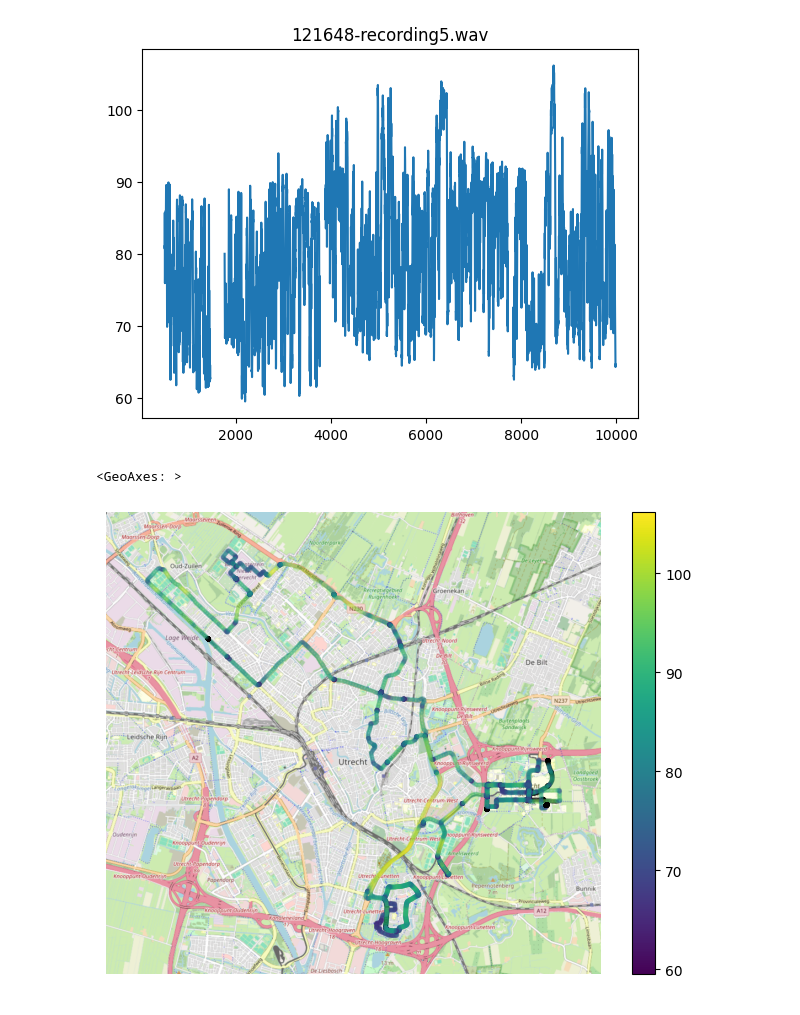
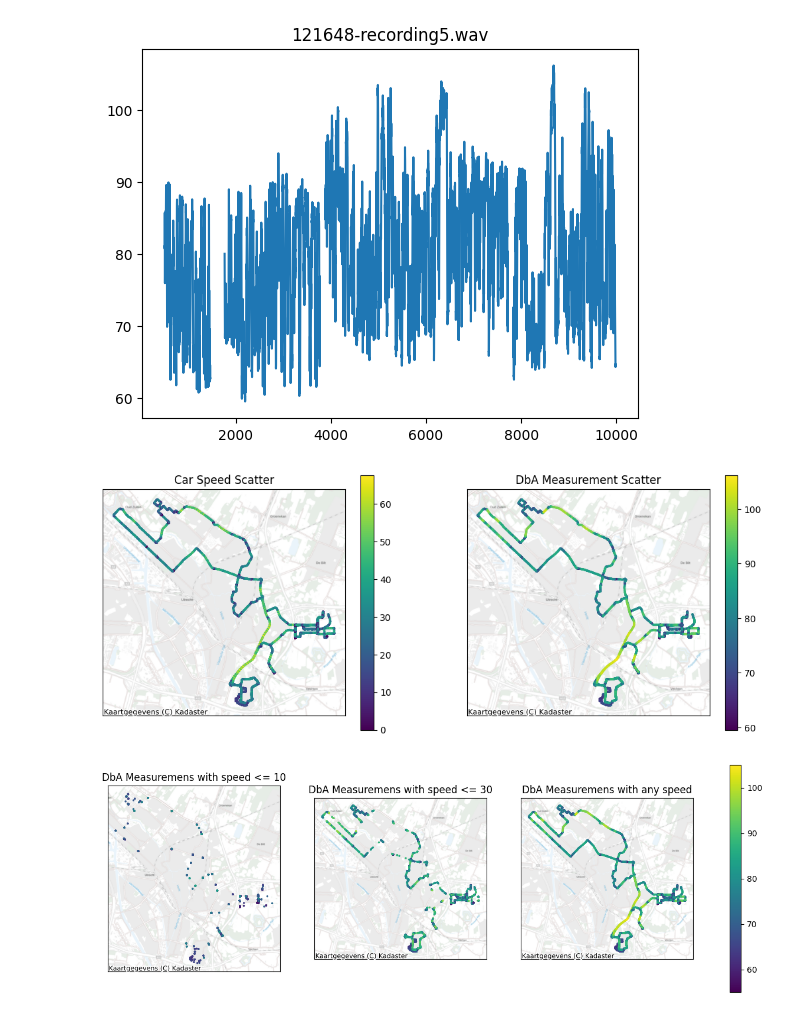
Before and after one commit to Floris-C/noise-thesis, a Jupyter notebook: datacollection/basic_vis.ipynb, the cells around one changed output. Cells and saved outputs as stored; diff of their text form; code cells hidden in the pictures.

Commit message:
Implemented speed adjustments in basic vis Added additional informative figures Updated to gpd+cx based plots for the most part

```diff
--- a/datacollection/basic_vis.ipynb
+++ b/datacollection/basic_vis.ipynb
@@ -113,6 +120,7 @@ for file, adj in soundfiles:
     # plt.show()
 
 gdf['DbA'] = full_db_array
+gdf_aud = gdf.dropna()
 
 plt.plot(full_db_array)
 plt.title(file)
@@ -124,9 +132,50 @@ plt.show()
 2024-05-08 9:11:00 3886
 2024-05-08 10:16:48 7834
 [figure]
-# %%
-ax = gplt.webmap(gdf, projection=gcrs.WebMercator())
-gplt.pointplot(gdf[:], hue='DbA', marker='.', alpha=0.1, ax=ax, legend=True)
-# %% [output]
-<GeoAxes: >
-[figure, removed]
+# %%
+# gdf = gdf.to_crs("EPSG:4326")
+fig, (ax1, ax2) = plt.subplots(1,2, figsize=(13,5))
+gdf_aud = gdf_aud.to_crs("EPSG:28992")
+
+gdf_aud.plot(column = 'speed', figsize=(6.5,5), legend=True, ax=ax1,
+              markersize=2)
+ax1.set_title('Car Speed Scatter')
+gdf_aud.plot(column = 'DbA', figsize=(6.5,5), legend=True, ax=ax2,
+             markersize=2)
+ax2.set_title('DbA Measurement Scatter')
+
+for ax in (ax1, ax2):
+    ax.set_xticks([]); ax.set_yticks([])
+    cx.add_basemap(ax, source=cx.providers.nlmaps.grijs, crs=gdf_aud.crs)
+
+# gdf_aud[['geometry', 'speed', 'DbA']].explore(column='DbA')
+# %% [output]
+[figure, added]
+# %%
+fig, (ax1, ax2, ax3) = plt.subplots(1,3, figsize=(16,5))
+
+cmap = mpl.colormaps['viridis']
+norm = mpl.colors.Normalize(vmin=55, vmax=105)
+
+gdf_aud[gdf_aud['speed'] <= 10].plot(column = 'DbA', ax=ax1,
+              markersize=2)
+ax1.set_title('DbA Measuremens with speed <= 10')
+
+gdf_aud[gdf_aud['speed'] <= 30].plot(column = 'DbA', ax=ax2,
+              markersize=2)
+ax2.set_title('DbA Measuremens with speed <= 30')
+
+gdf_aud[gdf_aud['speed'] < 100].plot(column = 'DbA', ax=ax3,
+              markersize=2)
+ax3.set_title('DbA Measuremens with any speed')
+
+
+fig.colorbar(mpl.cm.ScalarMappable(norm=norm, cmap=cmap), ax=(ax1,ax2,ax3))
+for ax in (ax1, ax2, ax3):
+    ax.set_xticks([]); ax.set_yticks([])
+    cx.add_basemap(ax, source=cx.providers.nlmaps.grijs, crs=gdf_aud.crs)
+
+# ax = gplt.webmap(gdf, projection=gcrs.WebMercator())
+# gplt.pointplot(gdf_aud[gdf_aud['speed'] < 30], hue='DbA', marker='.', alpha=0.25, ax=ax, legend=True)
+# %% [output]
+[figure, added]
```
Also changed, not shown: parts of 5 cells of this notebook.
